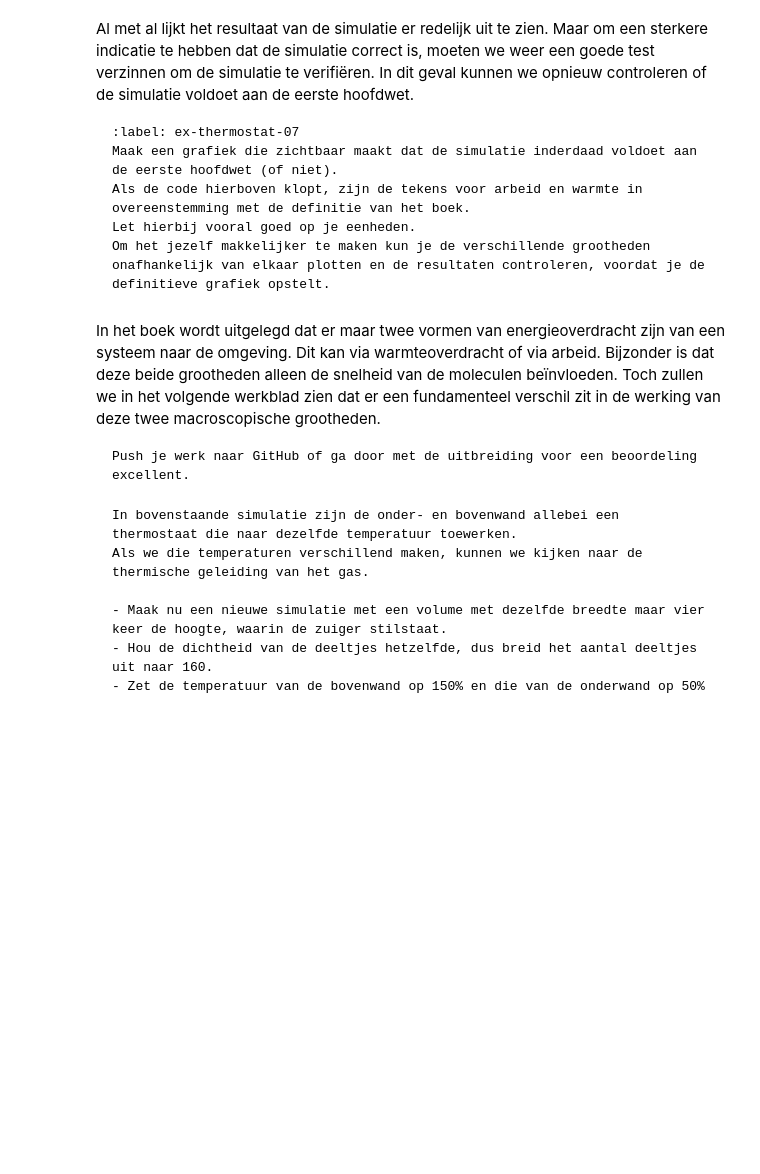
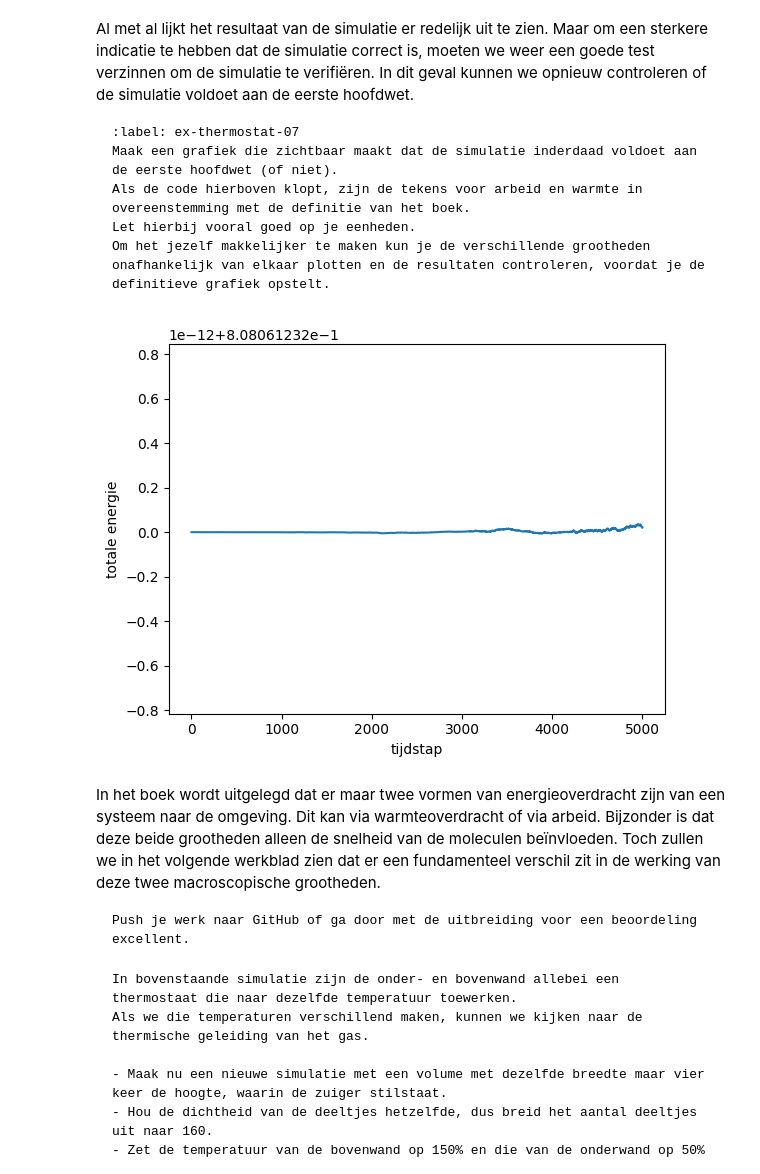
Before and after one commit to IshaSchneiders/69, a Jupyter notebook: Content/PySim/8_thermostaat.ipynb, the cells around one changed output. Drawn from its saved outputs; the diff is of its cells as text; code cells hidden in the pictures; blank space fills up the shorter version.

````diff
--- a/Content/PySim/8_thermostaat.ipynb
+++ b/Content/PySim/8_thermostaat.ipynb
@@ -410,7 +426,18 @@ Let hierbij vooral goed op je eenheden.
 Om het jezelf makkelijker te maken kun je de verschillende grootheden onafhankelijk van elkaar plotten en de resultaten controleren, voordat je de definitieve grafiek opstelt.
 ```
 # %%
-#your code/answer
+
+time_arr=np.arange(0,N_steps,1)#een array voor de tijdstappen
+E_tot=works-heats+int_energies #een array met de totale energie van het systeem
+
+#plotten van enrrgie tegen tijd om te zien of enrgie behouden is
+plt.figure()
+plt.plot(time_arr,E_tot)
+plt.xlabel("tijdstap")
+plt.ylabel("totale energie")
+plt.show()
+# %% [output]
+[figure, added]
 # %% [markdown]
 In het boek wordt uitgelegd dat er maar twee vormen van energieoverdracht zijn van een systeem naar de omgeving. Dit kan via warmteoverdracht of via arbeid.
 Bijzonder is dat deze beide grootheden alleen de snelheid van de moleculen beïnvloeden.
````
Also changed, not shown: parts of 9 cells of this notebook.
